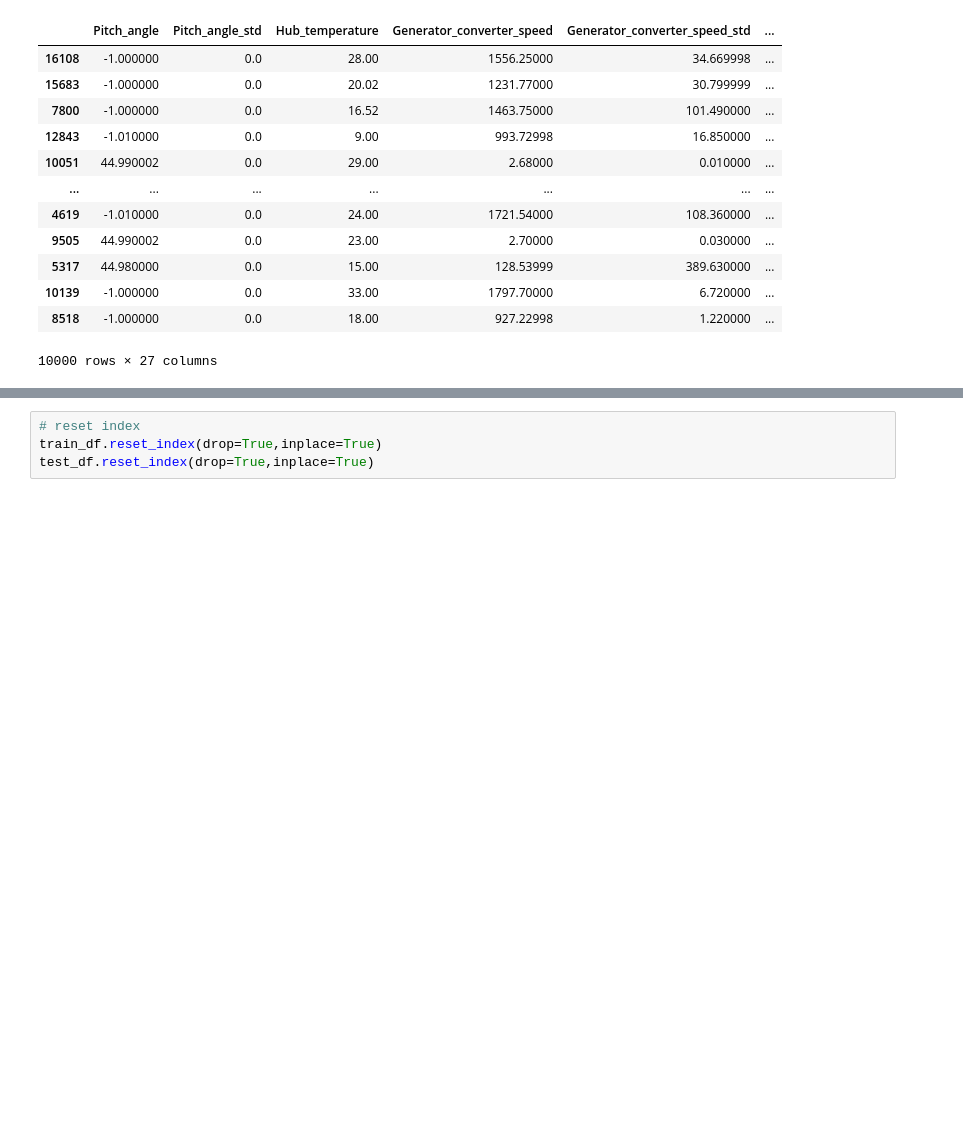
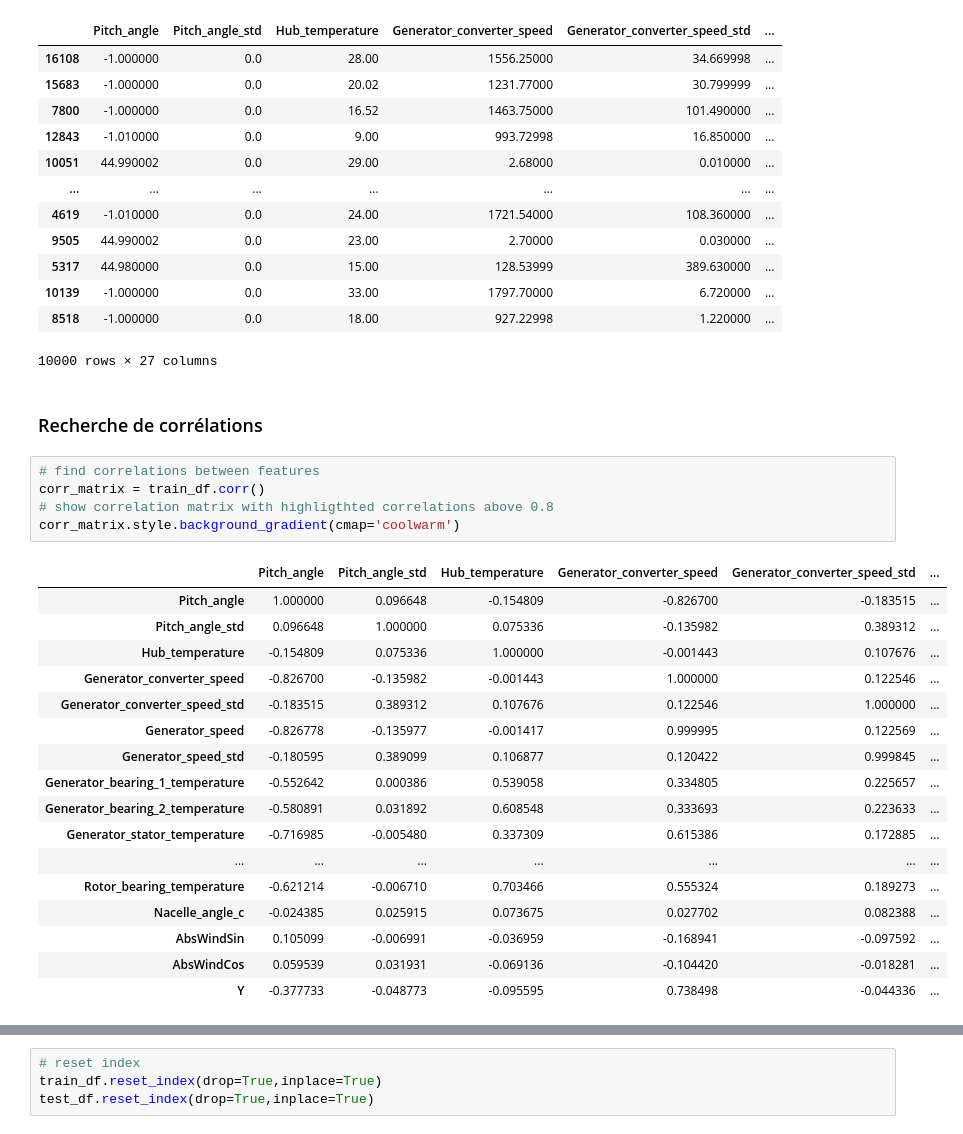
Before and after one commit to GillesBour/formation-data-science, a Jupyter notebook: certificat/BOURDEAU-GILLES.ipynb, the cells around one changed output, grey strips where cells are left out. Drawn from its saved outputs; the diff is of its cells as text; blank space fills up the shorter version.

```diff
--- a/certificat/BOURDEAU-GILLES.ipynb
+++ b/certificat/BOURDEAU-GILLES.ipynb
@@ -130,3 +130,28 @@ train_df
 | 10139 | -1.000000 | 0.0 | 33.00 | 1797.70000 | 6.720000 | ... |
 | 8518 | -1.000000 | 0.0 | 18.00 | 927.22998 | 1.220000 | ... |
 10000 rows × 27 columns
+# %% [markdown]
+### Recherche de corrélations
+# %%
+# find correlations between features
+corr_matrix = train_df.corr()
+# show correlation matrix with highligthted correlations above 0.8
+corr_matrix.style.background_gradient(cmap='coolwarm')
+# %% [output]
+|  | Pitch_angle | Pitch_angle_std | Hub_temperature | Generator_converter_speed | Generator_converter_speed_std | ... |
+| Pitch_angle | 1.000000 | 0.096648 | -0.154809 | -0.826700 | -0.183515 | ... |
+| Pitch_angle_std | 0.096648 | 1.000000 | 0.075336 | -0.135982 | 0.389312 | ... |
+| Hub_temperature | -0.154809 | 0.075336 | 1.000000 | -0.001443 | 0.107676 | ... |
+| Generator_converter_speed | -0.826700 | -0.135982 | -0.001443 | 1.000000 | 0.122546 | ... |
+| Generator_converter_speed_std | -0.183515 | 0.389312 | 0.107676 | 0.122546 | 1.000000 | ... |
+| Generator_speed | -0.826778 | -0.135977 | -0.001417 | 0.999995 | 0.122569 | ... |
+| Generator_speed_std | -0.180595 | 0.389099 | 0.106877 | 0.120422 | 0.999845 | ... |
+| Generator_bearing_1_temperature | -0.552642 | 0.000386 | 0.539058 | 0.334805 | 0.225657 | ... |
+| Generator_bearing_2_temperature | -0.580891 | 0.031892 | 0.608548 | 0.333693 | 0.223633 | ... |
+| Generator_stator_temperature | -0.716985 | -0.005480 | 0.337309 | 0.615386 | 0.172885 | ... |
+| ... | ... | ... | ... | ... | ... | ... |
+| Rotor_bearing_temperature | -0.621214 | -0.006710 | 0.703466 | 0.555324 | 0.189273 | ... |
+| Nacelle_angle_c | -0.024385 | 0.025915 | 0.073675 | 0.027702 | 0.082388 | ... |
+| AbsWindSin | 0.105099 | -0.006991 | -0.036959 | -0.168941 | -0.097592 | ... |
+| AbsWindCos | 0.059539 | 0.031931 | -0.069136 | -0.104420 | -0.018281 | ... |
+| Y | -0.377733 | -0.048773 | -0.095595 | 0.738498 | -0.044336 | ... |
```
Also changed, not shown: parts of 8 cells of this notebook.
